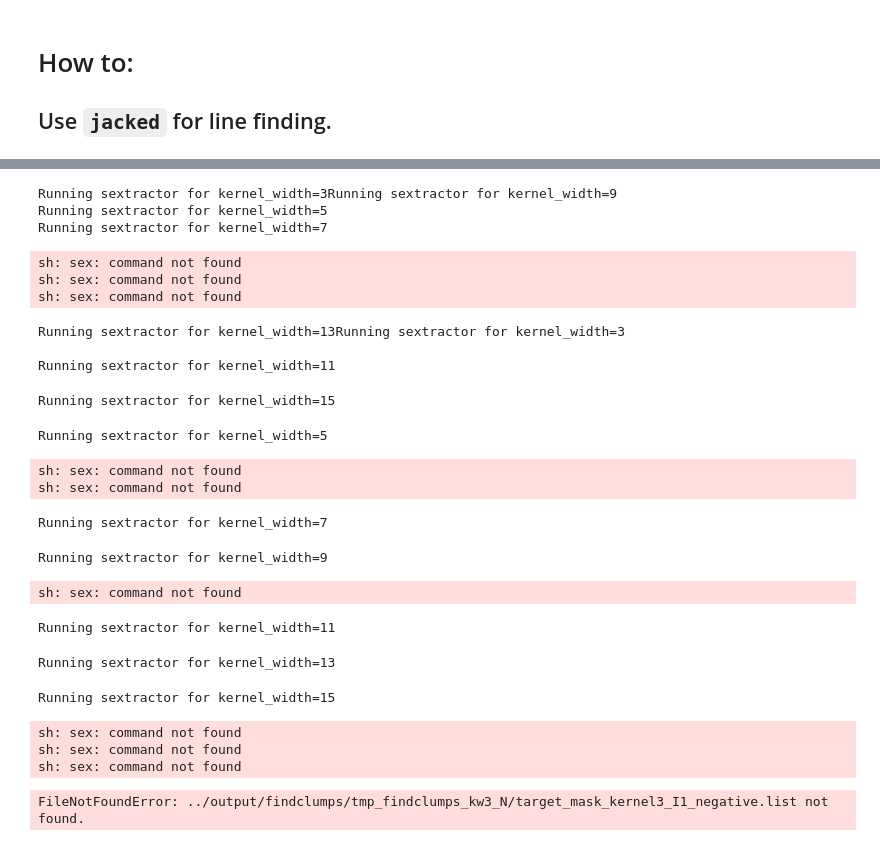
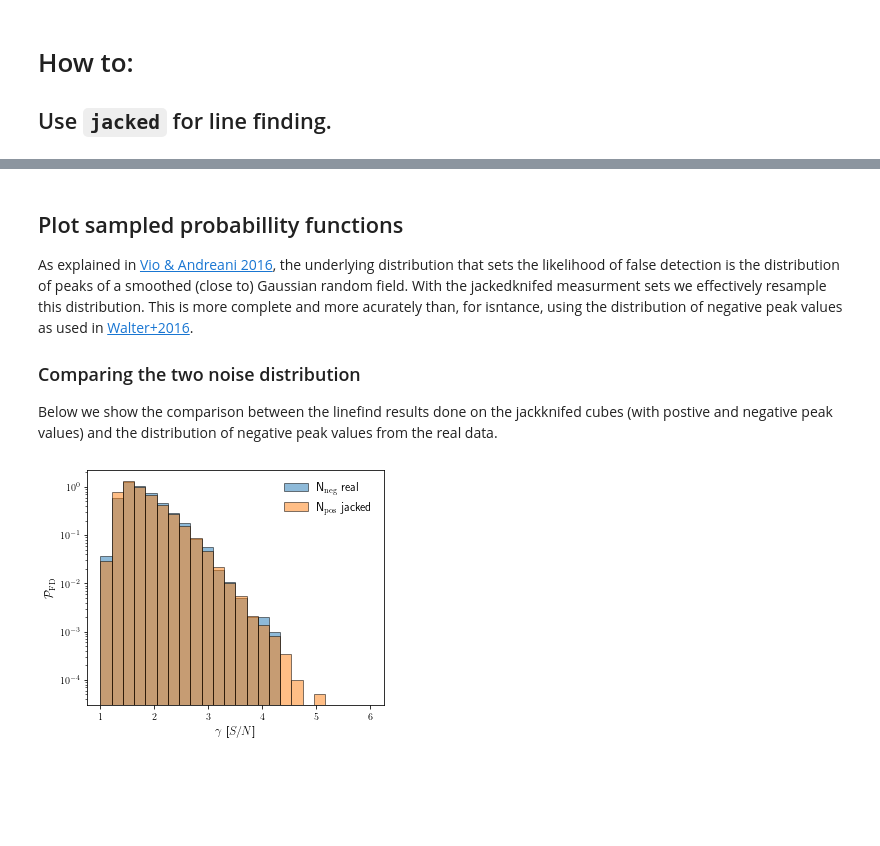
Before and after one commit to Joshiwavm/jackknify, a Jupyter notebook: docs/notebooks/HowToLineFind.ipynb, the cells around one changed output, grey strips where cells are left out. Drawn from its saved outputs; the diff is of its cells as text; code cells hidden in the pictures; blank space fills up the shorter version.

Commit message:
done with the tutorials

```diff
--- a/docs/notebooks/HowToLineFind.ipynb
+++ b/docs/notebooks/HowToLineFind.ipynb
@@ -8,4 +12,9 @@
 # %%
 import numpy as np
-from interferopy.cube import Cube
+from scipy import stats
+import matplotlib.pyplot as plt
+from astropy.io import ascii
+
+import os
+plt.rcParams['text.usetex'] = True
 # %%
@@ -26,0 +47,4 @@ Set OBSGEO-H to     5053.796 from OBSGEO-[XYZ]'. [astropy.wcs.wcs]
+# %%
+# append the jackknifed cubed into one sample
+data_jack_N = np.hstack((data_jack1_N['SNR'], data_jack2_N['SNR'], data_jack3_N['SNR'], data_jack4_N['SNR'], data_jack5_N['SNR']))
+data_jack_P = np.hstack((data_jack1_P['SNR'], data_jack2_P['SNR'], data_jack3_P['SNR'], data_jack4_P['SNR'], data_jack5_P['SNR']))
@@ -27,38 +75,22 @@ Set OBSGEO-H to     5053.796 from OBSGEO-[XYZ]'. [astropy.wcs.wcs]
+# %% [markdown]
+## Plot sampled probabillity functions
+
+As explained in [Vio & Andreani 2016](https://arxiv.org/abs/1602.02392), the underlying distribution that sets the likelihood of false detection is the distribution of peaks of a smoothed (close to) Gaussian random field. With the jackedknifed measurment sets we effectively resample this distribution. This is more complete and more acurately than, for isntance, using the distribution of negative peak values as used in [Walter+2016](https://arxiv.org/abs/1607.06768).
+
+### Comparing the two noise distribution
+Below we show the comparison between the linefind results done on the jackknifed cubes (with postive and negative peak values) and the distribution of negative peak values from the real data.
 # %%
-catP, catN, candP, candN = cube.findclumps_full(output_file='../output/findclumps/findclumps__',
-                                                kernels=np.arange(3, 16, 2),
-                                                run_search=True,
-                                                run_crop=True,
-                                                SNR_min=3,
-                                                delta_offset_arcsec=1,
-                                                delta_freq=0.4,
-                                                run_fidelity=True,
-                                                fidelity_bins=np.arange(0, 10, 0.2),
-                                                min_SN_fit=3.0, fidelity_threshold=0.5,
-                                                verbose=True,
-                                                sextractor_param_file = 'default.sex',
-                                                ncores=4)
+plt.figure(figsize=(5,4))
+plt.hist(data_real_N['SNR'], bins = np.linspace(1, 6, 25), density = True, alpha = 0.5, edgecolor='black', label = r'N$_{\rm neg}$ real', color = 'C0')
+plt.hist(data_jack_P,        bins = np.linspace(1, 6, 25), density = True, alpha = 0.5, edgecolor='black', label = r'N$_{\rm pos}$ jacked', color = 'C1')
+
+plt.xlabel(r'$\gamma$ [$S/N$]', fontsize = 12)
+plt.ylabel(r'$\mathcal{P}_{\rm FD}$', fontsize = 12)
+plt.legend(frameon=False, fontsize = 12)
+
+plt.semilogy()
+plt.tight_layout()
+plt.savefig('../../plots/neg_vs_pos.pdf', dpi = 300)
+plt.show()
 # %% [output]
-Running sextractor for kernel_width=3Running sextractor for kernel_width=9
-Running sextractor for kernel_width=5
-Running sextractor for kernel_width=7
-sh: sex: command not found
-sh: sex: command not found
-sh: sex: command not found
-Running sextractor for kernel_width=13Running sextractor for kernel_width=3
-
-Running sextractor for kernel_width=11
-Running sextractor for kernel_width=15
-Running sextractor for kernel_width=5
-sh: sex: command not found
-sh: sex: command not found
-Running sextractor for kernel_width=7
-Running sextractor for kernel_width=9
-sh: sex: command not found
-Running sextractor for kernel_width=11
-Running sextractor for kernel_width=13
-Running sextractor for kernel_width=15
-sh: sex: command not found
-sh: sex: command not found
-sh: sex: command not found
-FileNotFoundError: ../output/findclumps/tmp_findclumps_kw3_N/target_mask_kernel3_I1_negative.list not found.
+[figure, added]
```
Also changed, not shown: parts of 22 cells of this notebook, 10 other files.
